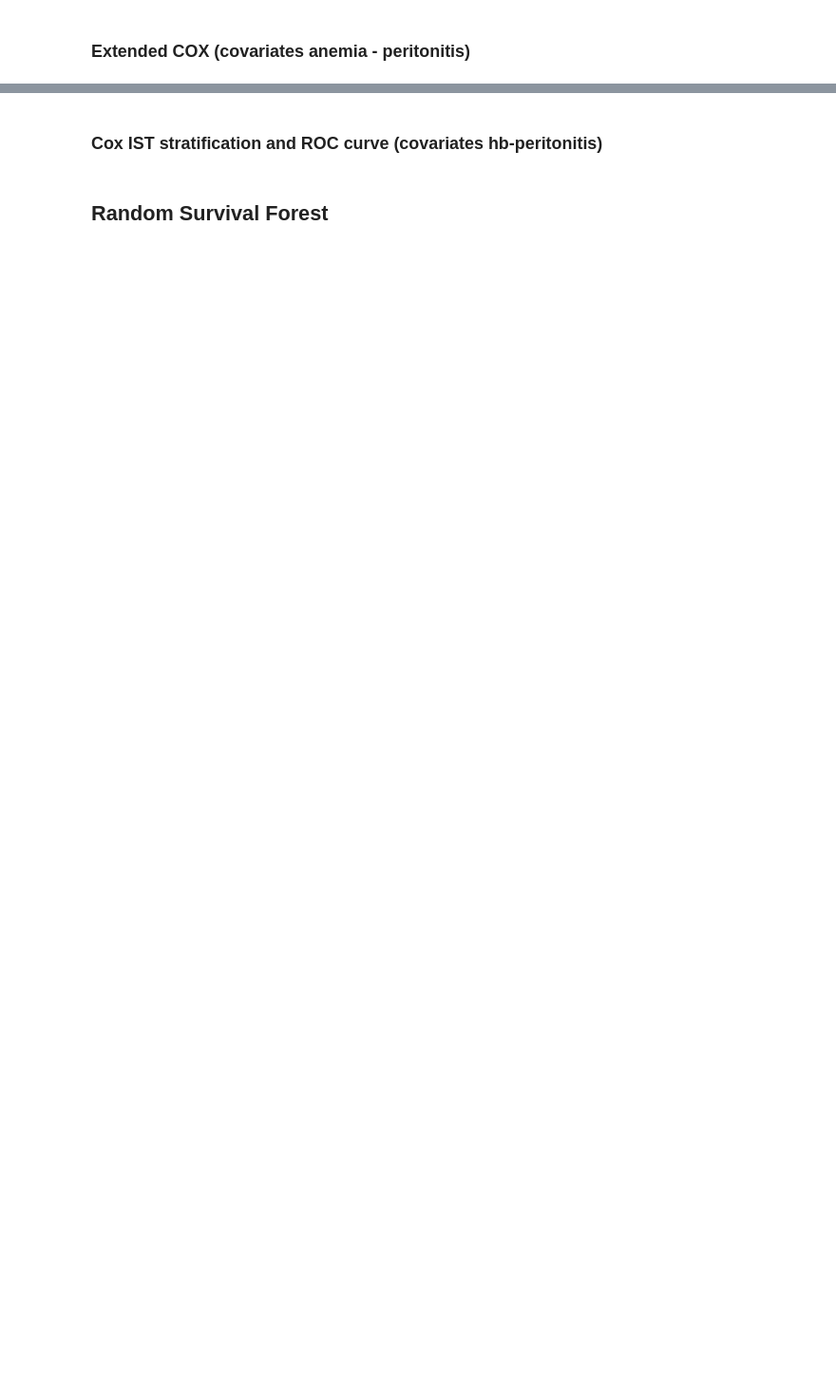
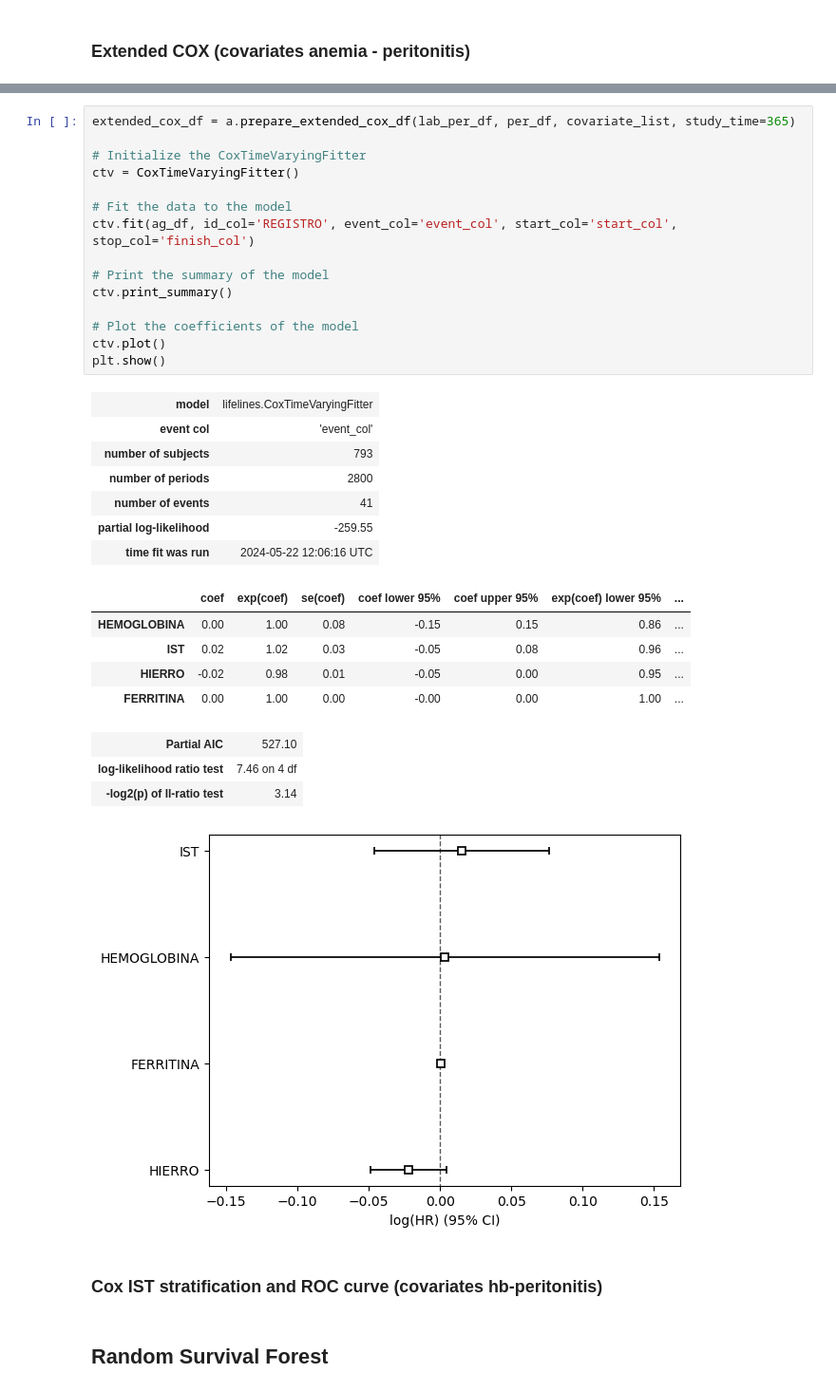
Before and after one commit to KevinNaMo/LevanteDPAnemia, a Jupyter notebook: Anemia_levanteDP.ipynb, the cells around one changed output, grey strips where cells are left out. Shown at 95% size. Drawn from its saved outputs; the diff is of its cells as text; blank space fills up the shorter version.

```diff
--- a/Anemia_levanteDP.ipynb
+++ b/Anemia_levanteDP.ipynb
@@ -439,3 +498,35 @@ plt.show()
+# %%
+extended_cox_df = a.prepare_extended_cox_df(lab_per_df, per_df, covariate_list, study_time=365)
+
+# Initialize the CoxTimeVaryingFitter
+ctv = CoxTimeVaryingFitter()
+
+# Fit the data to the model
+ctv.fit(ag_df, id_col='REGISTRO', event_col='event_col', start_col='start_col', stop_col='finish_col')
+
+# Print the summary of the model
+ctv.print_summary()
+
+# Plot the coefficients of the model
+ctv.plot()
+plt.show()
+# %% [output]
+| model | lifelines.CoxTimeVaryingFitter |
+| event col | 'event_col' |
+| number of subjects | 793 |
+| number of periods | 2800 |
+| number of events | 41 |
+| partial log-likelihood | -259.55 |
+| time fit was run | 2024-05-22 12:06:16 UTC |
+|  | coef | exp(coef) | se(coef) | coef lower 95% | coef upper 95% | exp(coef) lower 95% | ... |
+| HEMOGLOBINA | 0.00 | 1.00 | 0.08 | -0.15 | 0.15 | 0.86 | ... |
+| IST | 0.02 | 1.02 | 0.03 | -0.05 | 0.08 | 0.96 | ... |
+| HIERRO | -0.02 | 0.98 | 0.01 | -0.05 | 0.00 | 0.95 | ... |
+| FERRITINA | 0.00 | 1.00 | 0.00 | -0.00 | 0.00 | 1.00 | ... |
+| Partial AIC | 527.10 |
+| log-likelihood ratio test | 7.46 on 4 df |
+| -log2(p) of ll-ratio test | 3.14 |
+[figure, added]
 # %% [markdown]
 ### Cox IST stratification and ROC curve (covariates hb-peritonitis)
 # %% [markdown]
```
Also changed, not shown: parts of 21 cells of this notebook, 1 other file.
